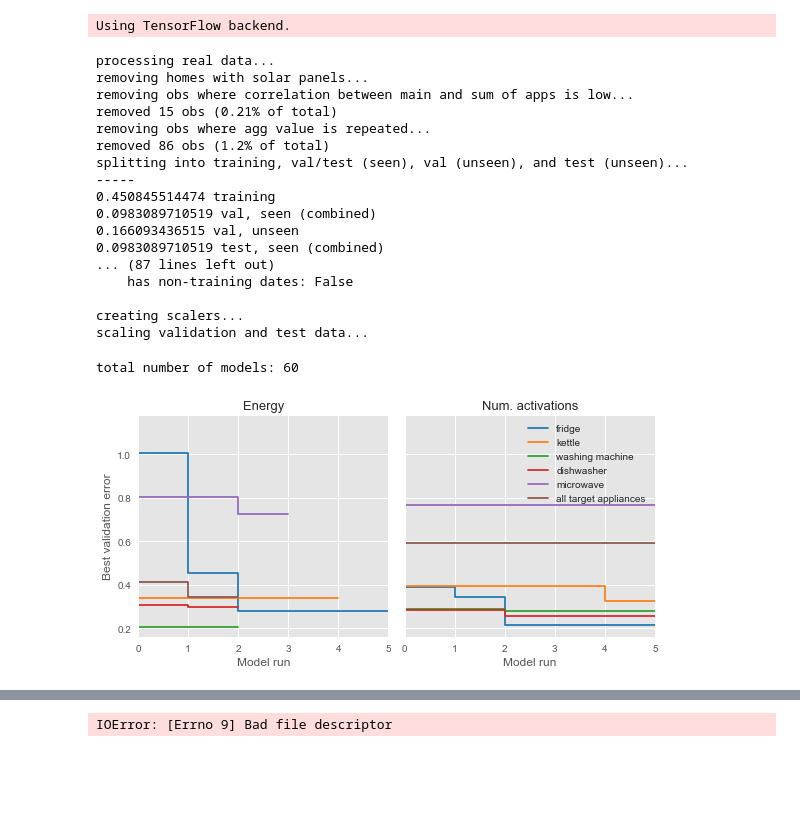
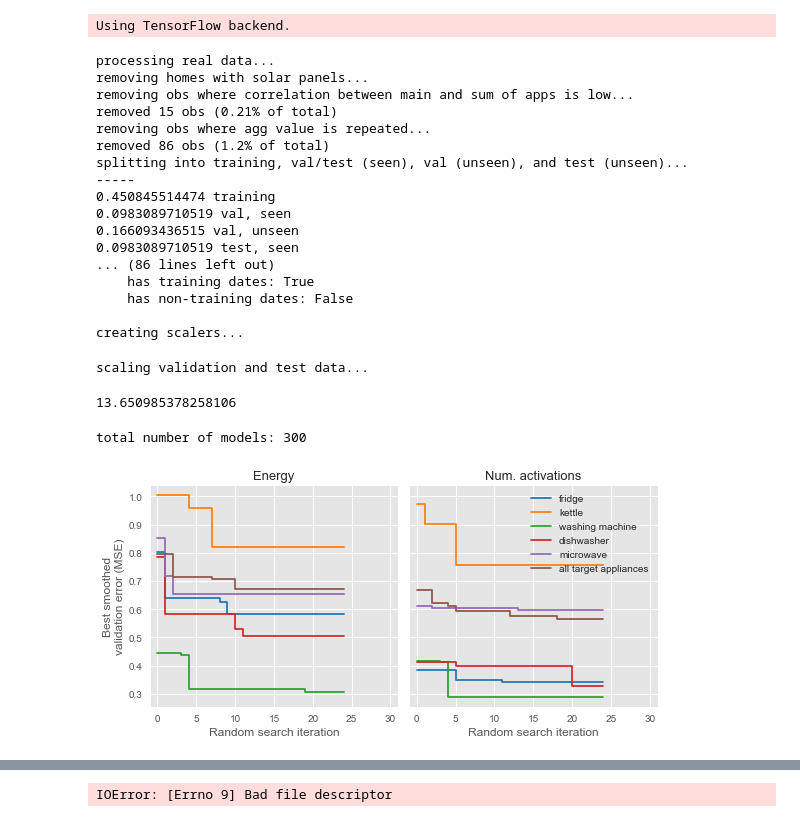
Before and after one commit to sipolac/thesis, a Jupyter notebook: py/build_models.ipynb, the cells around one changed output, grey strips where cells are left out. Saved outputs shown, nothing was run; the diff lists cells and outputs as text; code cells hidden in the pictures; blank space fills up the shorter version.

```diff
--- a/py/build_models.ipynb
+++ b/py/build_models.ipynb
@@ -100,7 +100,7 @@ all_data = prepare_real_data(dir_for_model_real,
 
 all_data = prepare_synth_data(dir_for_model_synth,
                               all_data = all_data)
-# show_data_dims(all_data, train_dates)
+show_data_dims(all_data, train_dates)
 # del all_data['val_seen'], all_data['val_unseen']
 
 # Want to take diffs before making scalers.
@@ -126,14 +126,20 @@ removed 86 obs (1.2% of total)
 splitting into training, val/test (seen), val (unseen), and test (unseen)...
 -----
 0.450845514474 training
-0.0983089710519 val, seen (combined)
+0.0983089710519 val, seen
 0.166093436515 val, unseen
-0.0983089710519 test, seen (combined)
-... (87 lines left out)
+0.0983089710519 test, seen
+... (86 lines left out)
+    has training dates: True
     has non-training dates: False
 
 creating scalers...
-scaling validation and test data...
+scaling validation and test data...
+# %%
+# Synth augmentation factor.
+(39800 + 3146) / 3146
+# %% [output]
+13.650985378258106
 # %%
 dir_refit_csv = os.path.join(dir_data, 'CLEAN_REFIT_081116')
 dir_refit = os.path.join(dir_data, 'refit')
@@ -231,36 +237,37 @@ for plot_idx, target_type in enumerate(['energy', 'activations']):
             'target_type': target_type,
             'app_names': app_names_to_plot_name(app_names),
             'model': hist_and_params['model'],
             'val_loss': cummin(hist_and_params['val_loss'])
         })
         plot_args = {
             'x': 'model',
             'y': 'val_loss',
             'kind': 'line',
-            'drawstyle': 'steps-pre',
+            'drawstyle': 'steps-post',
             'color': cm(color_idx[apps_color_idx]),
             'label': '{}'.format(app_names_to_plot_name(app_names))
         }
-        all_random_curves_one.plot(ax=ax, **plot_args)
+        ax = all_random_curves_one.plot(ax=ax, **plot_args)
         all_random_curves.append(all_random_curves_one)
 
     ax.set_title((target_type if target_type=='energy' else 'num. activations').capitalize(), size=13)
-    ax.set_ylabel('Best validation error')
-    ax.set_xlabel('Model run')
+    ax.set_ylabel('Best smoothed\nvalidation error (MSE)')
+    ax.set_xlabel('Random search iteration')
+    ax.set_xlim((-1, 31))
     if plot_idx == 0:
         try:
             ax.legend().set_visible(False)
         except AttributeError:
             pass
 
 fig.tight_layout()
 # plt.suptitle('Best validation error in random search', size=16)
 # fig.subplots_adjust(top=0.87)  # NEED THIS?!!!!!!!!!!??????!?!??!??!?!?!?!??!??!!?!?!?!?!
 all_random_curves = pd.concat(all_random_curves)
 makedirs2(dir_run)
 plt.savefig(os.path.join(dir_run, 'random_search_best_val_error.pdf'))
 
 print 'total number of models: {}'.format(all_random_curves.shape[0])
 # %% [output]
-total number of models: 60
+total number of models: 300
-[figure, old version]
+[figure, new version]
```
Also changed, not shown: parts of 34 cells of this notebook, 2 other files.
